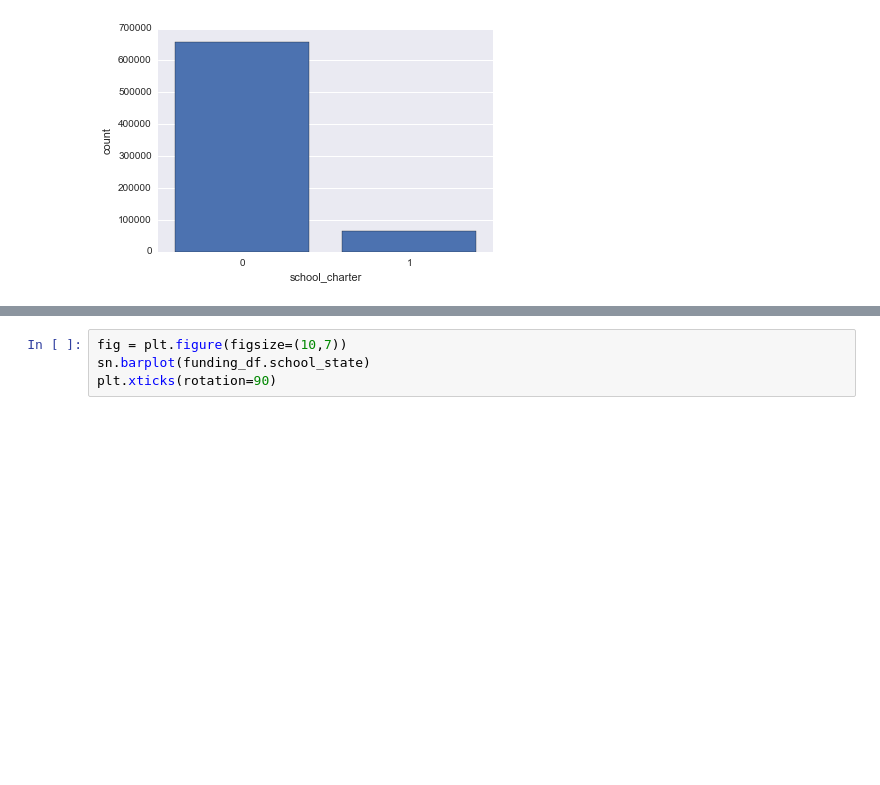
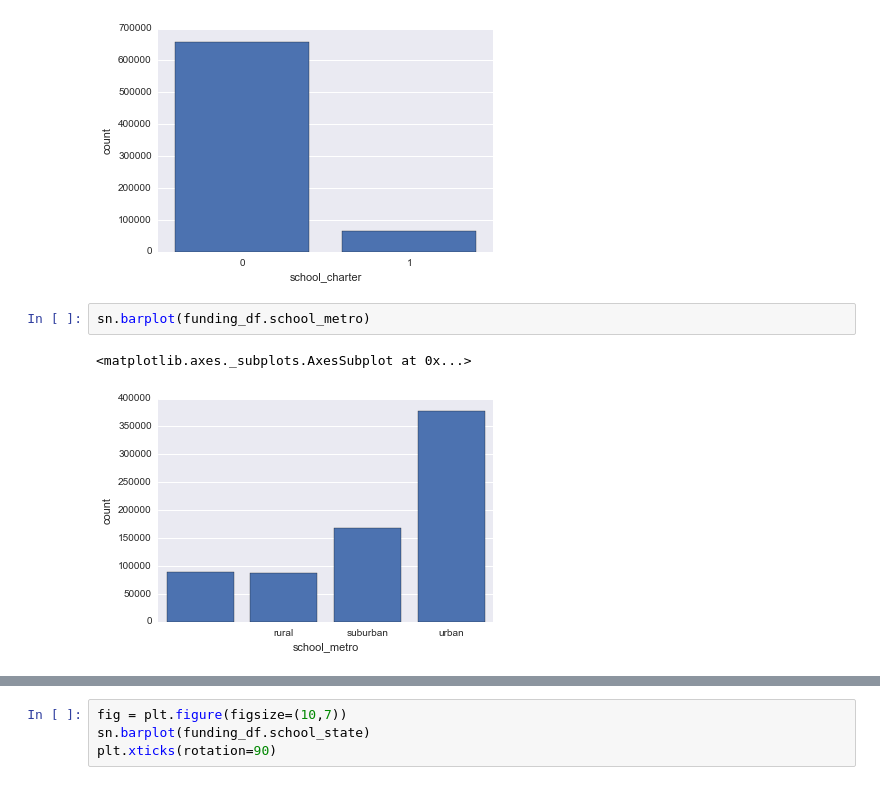
Before and after one commit to LylePayne/DonorsChooseAnalysis, a Jupyter notebook: Project Kojak - DonorsChoose.ipynb, the cells around one changed output, grey strips where cells are left out. Cells and saved outputs as stored; diff of their text form; blank space fills up the shorter version.

```diff
--- a/Project Kojak - DonorsChoose.ipynb
+++ b/Project Kojak - DonorsChoose.ipynb
@@ -307,3 +307,8 @@ sn.barplot(funding_df.school_charter)
 # %% [output]
 <matplotlib.axes._subplots.AxesSubplot at 0x...>
 [figure]
+# %%
+sn.barplot(funding_df.school_metro)
+# %% [output]
+<matplotlib.axes._subplots.AxesSubplot at 0x...>
+[figure, added]
```
Also changed, not shown: parts of 1 cell of this notebook, 1 other file.
